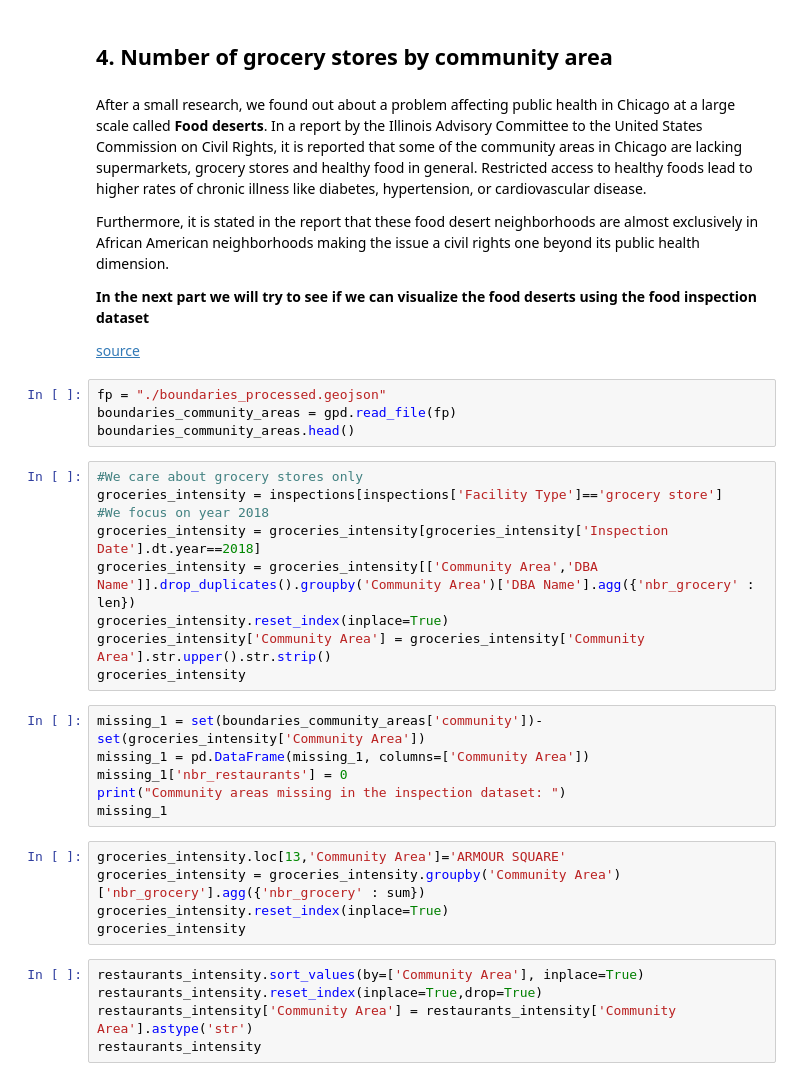
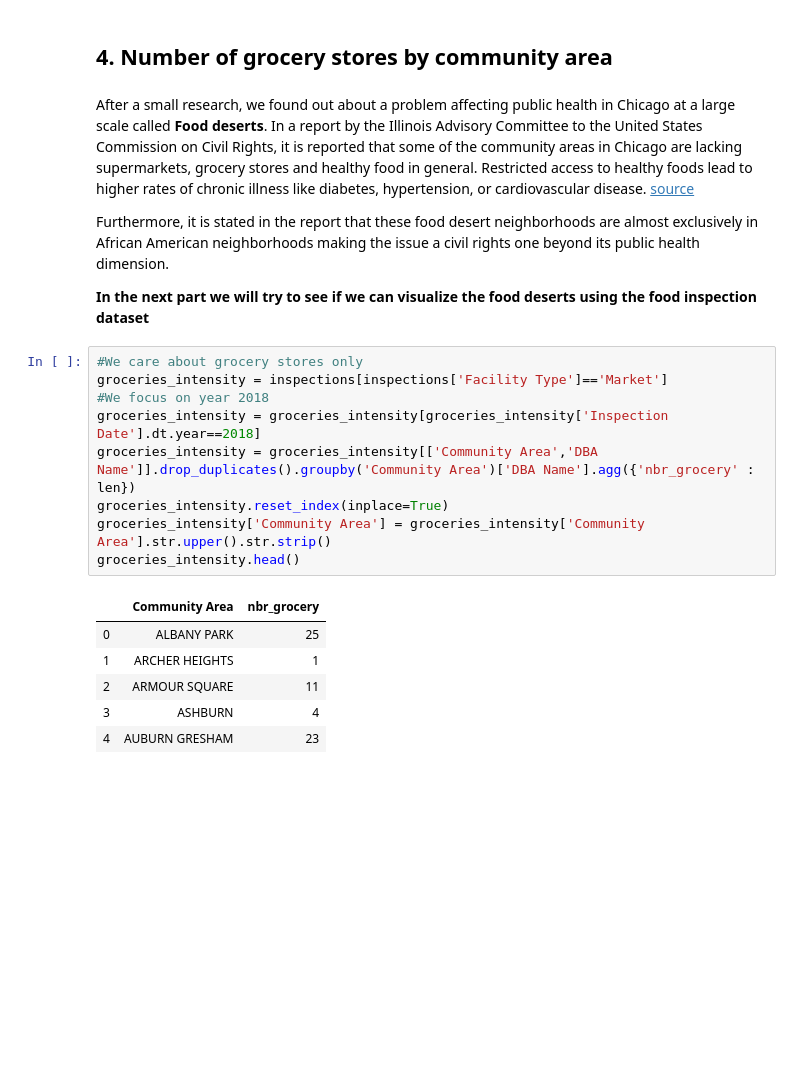
Before and after one commit to aaag97/ada-2019-project-databusters, a Jupyter notebook: Exploratory Data Analysis CFI.ipynb, the cells around one changed output. Cells and saved outputs as stored; diff of their text form; blank space fills up the shorter version.

```diff
--- a/Exploratory Data Analysis CFI.ipynb
+++ b/Exploratory Data Analysis CFI.ipynb
@@ -411,43 +385,27 @@ restaurants_by_community
 # %% [markdown]
 ## 4. Number of grocery stores by community area
 # %% [markdown]
-After a small research, we found out about a problem affecting public health in Chicago at a large scale called **Food deserts**. In a report by the Illinois Advisory Committee to the United States Commission on Civil Rights, it is reported that some of the community areas in Chicago are lacking supermarkets, grocery stores and healthy food in general. Restricted access to healthy foods lead to higher rates of chronic illness like diabetes, hypertension, or cardiovascular disease.
+After a small research, we found out about a problem affecting public health in Chicago at a large scale called **Food deserts**. In a report by the Illinois Advisory Committee to the United States Commission on Civil Rights, it is reported that some of the community areas in Chicago are lacking supermarkets, grocery stores and healthy food in general. Restricted access to healthy foods lead to higher rates of chronic illness like diabetes, hypertension, or cardiovascular disease. [source](https://www.usccr.gov/pubs/docs/IL-FoodDeserts-2011.pdf)
 
 Furthermore, it is stated in the report that these food desert neighborhoods are almost exclusively in African American neighborhoods making the issue a civil rights one beyond its public health dimension.
 
 **In the next part we will try to see if we can visualize the food deserts using the food inspection dataset**
-
-
-[source](https://www.usccr.gov/pubs/docs/IL-FoodDeserts-2011.pdf)
-# %%
-fp = "./boundaries_processed.geojson"
-boundaries_community_areas = gpd.read_file(fp)
-boundaries_community_areas.head()
 # %%
 #We care about grocery stores only
-groceries_intensity = inspections[inspections['Facility Type']=='grocery store']
+groceries_intensity = inspections[inspections['Facility Type']=='Market']
 #We focus on year 2018
 groceries_intensity = groceries_intensity[groceries_intensity['Inspection Date'].dt.year==2018]
 groceries_intensity = groceries_intensity[['Community Area','DBA Name']].drop_duplicates().groupby('Community Area')['DBA Name'].agg({'nbr_grocery' : len})
 groceries_intensity.reset_index(inplace=True)
 groceries_intensity['Community Area'] = groceries_intensity['Community Area'].str.upper().str.strip()
-groceries_intensity
+groceries_intensity.head()
+# %% [output]
+|  | Community Area | nbr_grocery |
+| 0 | ALBANY PARK | 25 |
+| 1 | ARCHER HEIGHTS | 1 |
+| 2 | ARMOUR SQUARE | 11 |
+| 3 | ASHBURN | 4 |
+| 4 | AUBURN GRESHAM | 23 |
-# %%
-missing_1 = set(boundaries_community_areas['community'])-set(groceries_intensity['Community Area'])
-missing_1 = pd.DataFrame(missing_1, columns=['Community Area'])
-missing_1['nbr_restaurants'] = 0
-print("Community areas missing in the inspection dataset: ")
-missing_1
-# %%
-groceries_intensity.loc[13,'Community Area']='ARMOUR SQUARE'
-groceries_intensity = groceries_intensity.groupby('Community Area')['nbr_grocery'].agg({'nbr_grocery' : sum})
-groceries_intensity.reset_index(inplace=True)
-groceries_intensity
-# %%
-restaurants_intensity.sort_values(by=['Community Area'], inplace=True)
-restaurants_intensity.reset_index(inplace=True,drop=True)
-restaurants_intensity['Community Area'] = restaurants_intensity['Community Area'].astype('str')
-restaurants_intensity
 # %%
 # Initialize the map:
 groceries_by_community = folium.Map([41.86087, -87.608945], zoom_start=11, tiles = "cartodbpositron")
```
Also changed, not shown: parts of 28 cells of this notebook, 8 other files.
